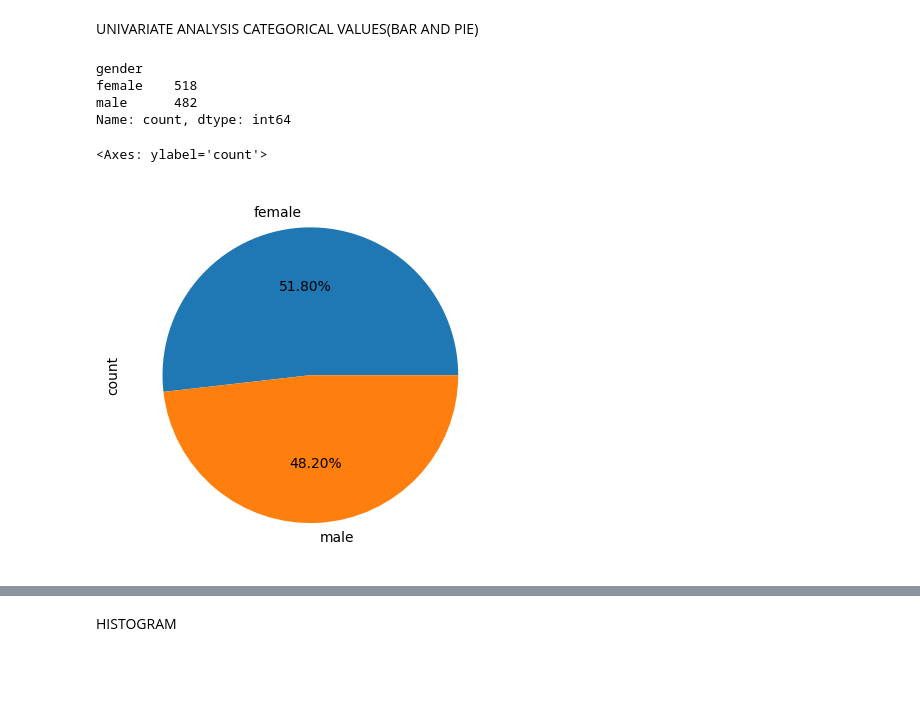
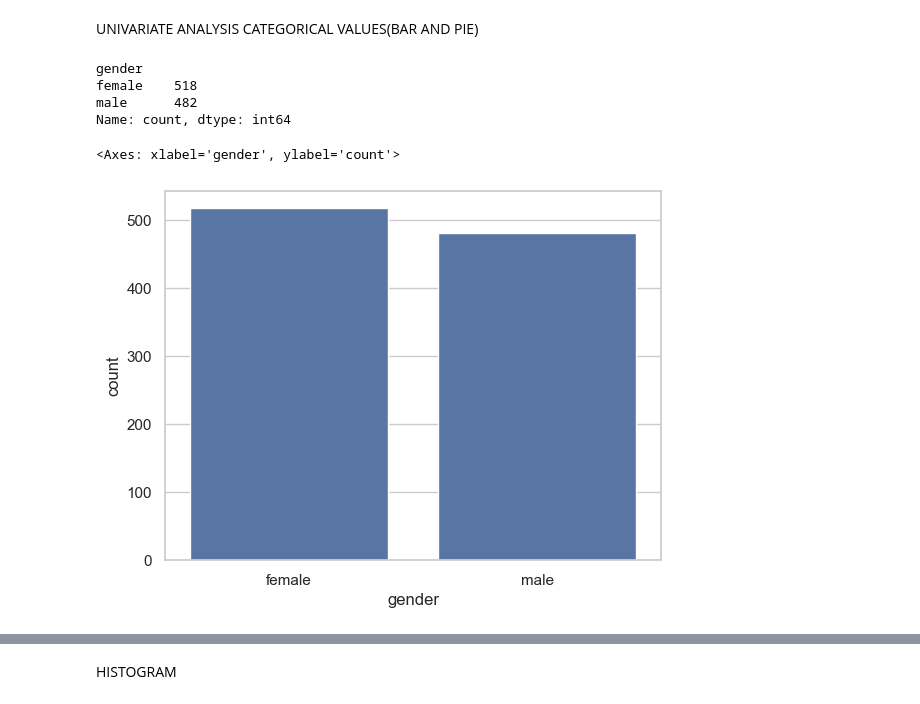
Before and after one commit to vanshdhameliya194-afk/vansh, a Jupyter notebook: demo.ipynb, the cells around one changed output, grey strips where cells are left out. Drawn from its saved outputs; the diff is of its cells as text; code cells hidden in the pictures; blank space fills up the shorter version.

```diff
--- a/demo.ipynb
+++ b/demo.ipynb
@@ -173,18 +173,18 @@ CATEGORICAL VALUES(BAR AND PIE)
 # %%
 import matplotlib.pyplot as plt
 import pandas as pd
 import seaborn as sns
 
 print(stud['gender'].value_counts())
 #print(ti['name'].value_counts())
-#plt.bar(stud['gender'].value_counts().plot(kind='pie'))
-# sns.barplot(stud['gender'].value_counts())
+# plt.bar(stud['gender'].value_counts().plot(kind='pie'))
+sns.barplot(stud['gender'].value_counts())
 #ti['Sex'].value_counts().plot(kind='pie',autopct='%0.0f')
-stud['gender'].value_counts().plot(kind='pie',autopct='%0.2f%%')
+# stud['gender'].value_counts().plot(kind='pie',autopct='%0.2f%%')
 # %% [output]
 gender
 female    518
 male      482
 Name: count, dtype: int64
-<Axes: ylabel='count'>
+<Axes: xlabel='gender', ylabel='count'>
-[figure, old version]
+[figure, new version]
```
Also changed, not shown: parts of 25 cells of this notebook.
